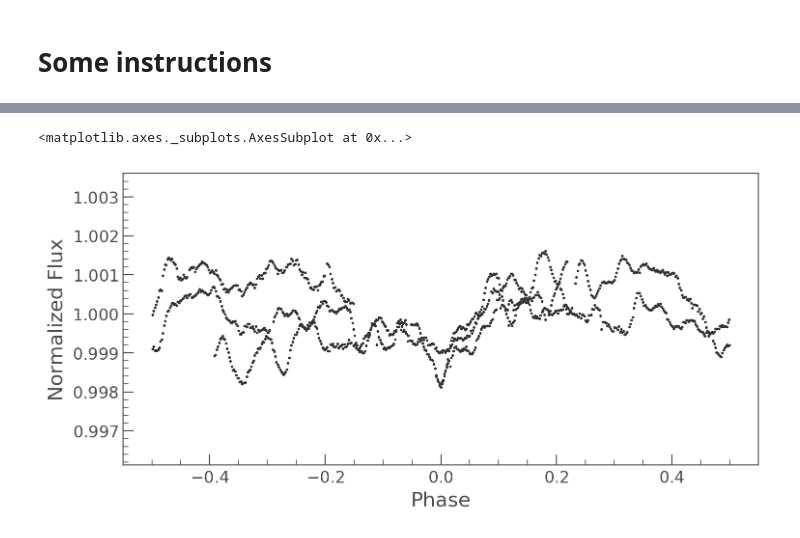
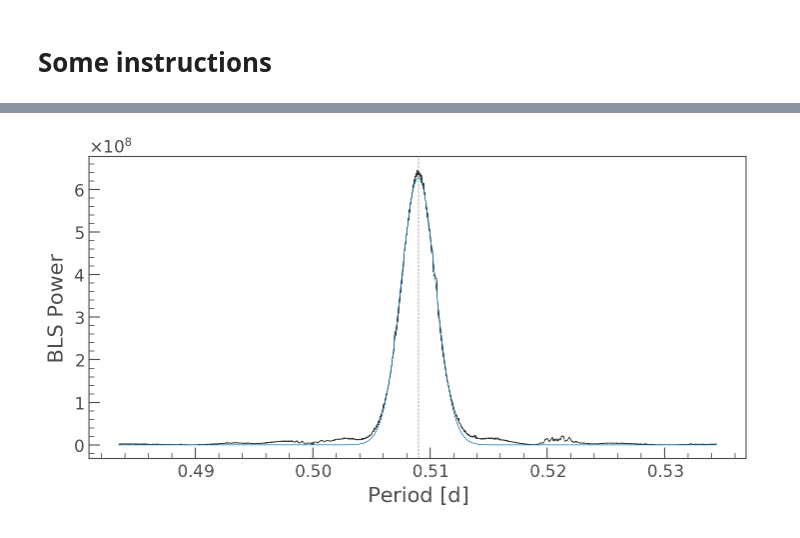
Before and after one commit to christinahedges/chromo, a Jupyter notebook: notebooks/chromo-demo.ipynb, the cells around one changed output, grey strips where cells are left out. Cells and saved outputs as stored; diff of their text form; code cells hidden in the pictures.

```diff
--- a/notebooks/chromo-demo.ipynb
+++ b/notebooks/chromo-demo.ipynb
@@ -50,7 +100,20 @@ period, t0 = p.period_at_max_power.value, p.transit_time_at_max_power
-# %%
-# Fold the light curve and take another look!
-f = lc.fold(period, t0)
-f.scatter()
-# %% [output]
-<matplotlib.axes._subplots.AxesSubplot at 0x...>
-[figure, removed]
+# %%
+# Find the period and t0 using a BLS!
+
+duration = 0.05
+minimum_period = 0.2
+p = lc.to_periodogram('bls', duration=duration, minimum_period=minimum_period, maximum_period=15)
+period = p.period_at_max_power.value
+p = lc.to_periodogram('bls', duration=duration, minimum_period=period * 0.95, maximum_period=period * 1.05, frequency_factor=0.1)
+
+ax = p.plot()
+g_init = models.Gaussian1D(p.power.value.max(), p.period.value.mean(), 0.002) + models.Gaussian1D(p.power.value.max()*0.01, p.period.value.mean(), 0.002)
+fit = fitting.LevMarLSQFitter()
+g = fit(g_init, p.period.value, p.power.value)
+mean = getattr(g, 'mean_{}'.format(np.argmax([g.amplitude_0, g.amplitude_1]))).value
+ax.plot(p.period.value, g(p.period.value))
+plt.axvline(mean, ls='--')
+pos = np.argmin(np.abs(p.period.value - mean))
+period, t0 = p.period[pos].value, p.transit_time[pos]
+# %% [output]
+[figure, added]
```
Also changed, not shown: parts of 18 cells of this notebook, 2 other files.
